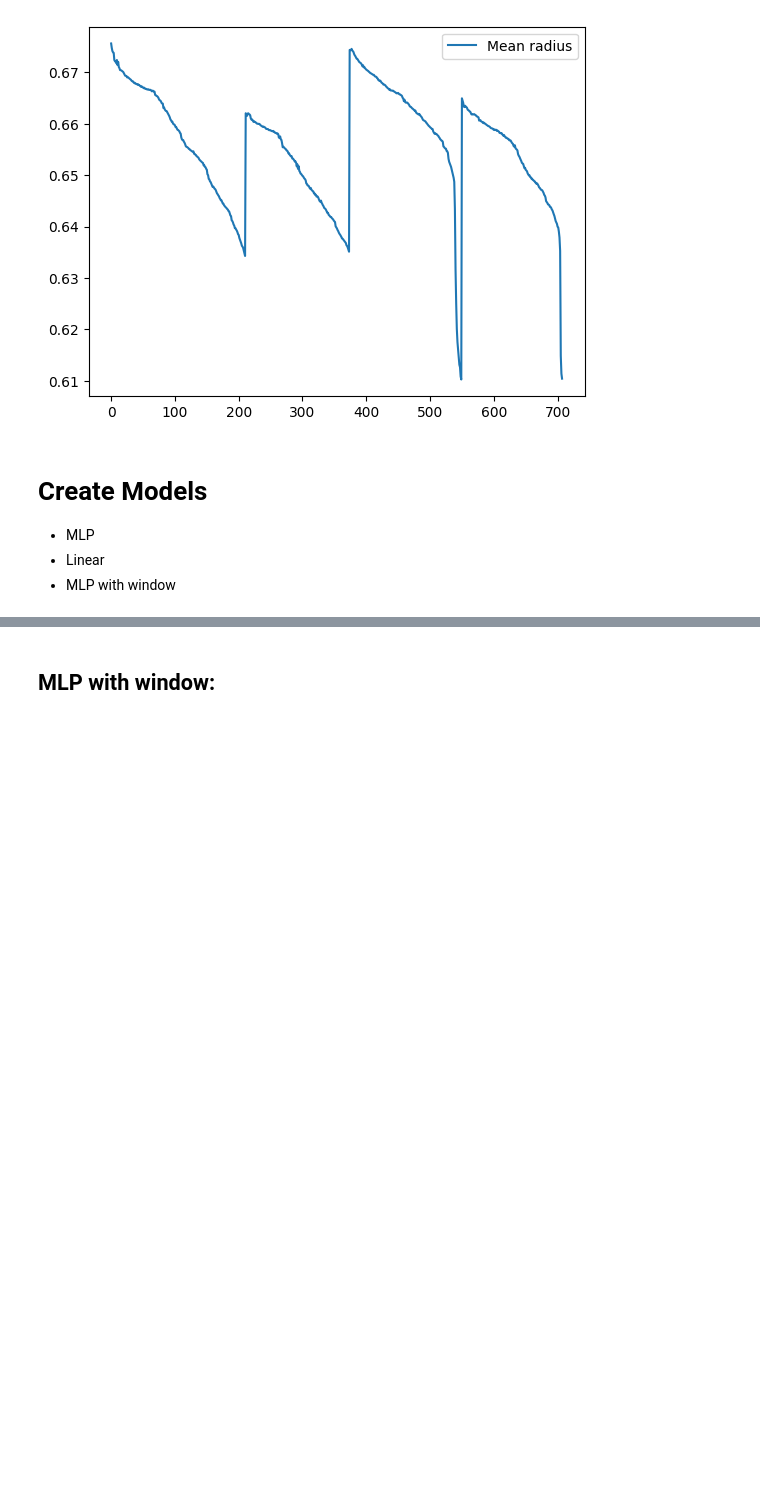
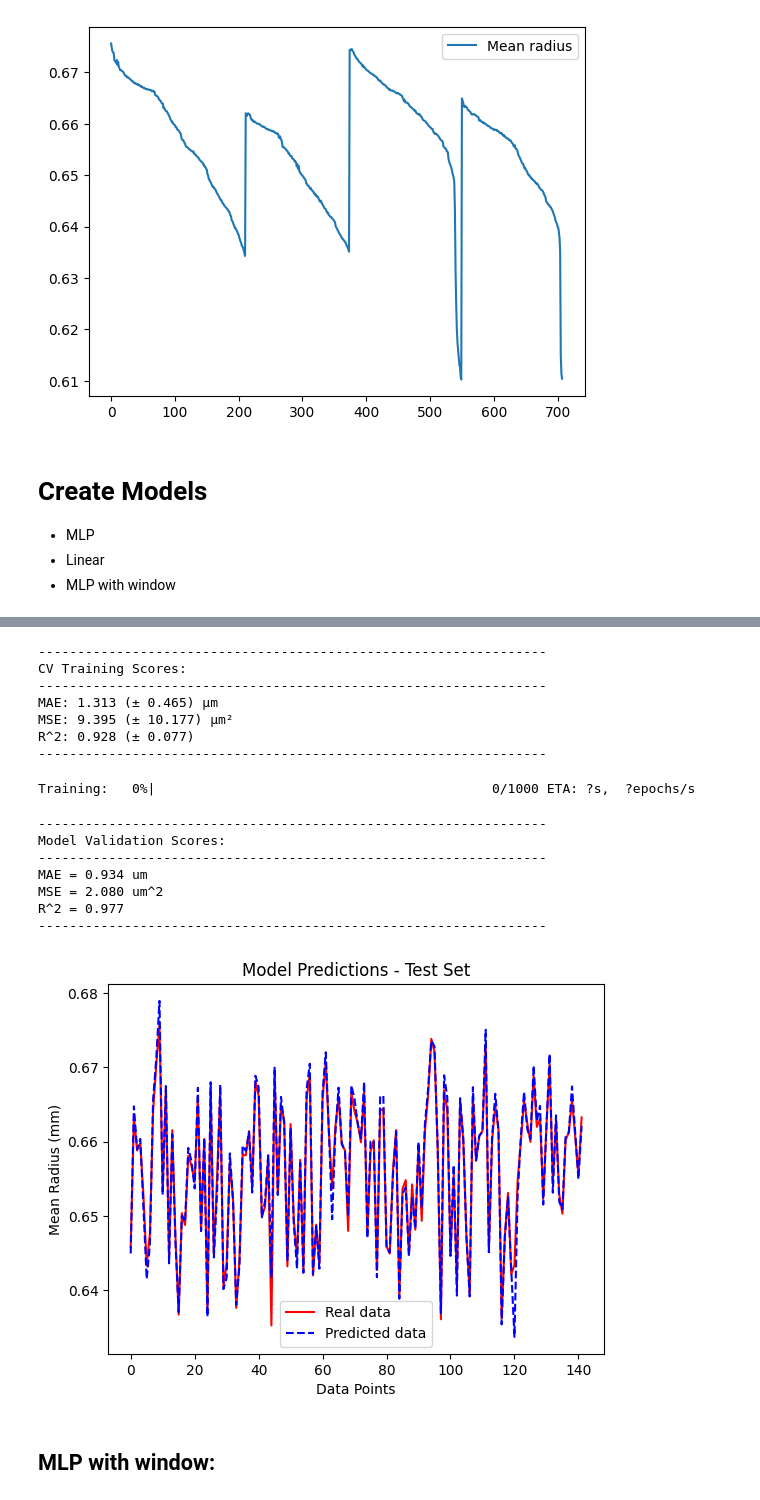
Before and after one commit to TomJessel/PhD-DCB_Grinding, a Jupyter notebook: ml_testing.ipynb, the cells around one changed output, grey strips where cells are left out. Cells and saved outputs as stored; diff of their text form; code cells hidden in the pictures; blank space fills up the shorter version.

```diff
--- a/ml_testing.ipynb
+++ b/ml_testing.ipynb
@@ -75,3 +78,24 @@ mlp_win_reg = MLP_Win_Model(feature_df=main_df,
+# %%
+mlp_reg.cv(n_splits=10, n_repeats=10, random_state=15)
+mlp_reg.fit(validation_split=0.1, verbose=0)
+mlp_reg.score(plot_fig=True);
+# %% [output]
+-----------------------------------------------------------------
+CV Training Scores:
+-----------------------------------------------------------------
+MAE: 1.313 (± 0.465) µm
+MSE: 9.395 (± 10.177) µm²
+R^2: 0.928 (± 0.077)
+-----------------------------------------------------------------
+Training:   0%|                                           0/1000 ETA: ?s,  ?epochs/s
+-----------------------------------------------------------------
+Model Validation Scores:
+-----------------------------------------------------------------
+MAE = 0.934 um
+MSE = 2.080 um^2
+R^2 = 0.977
+-----------------------------------------------------------------
+[figure, added]
 # %% [markdown]
 ## MLP with window:
 # %%
```
Also changed, not shown: parts of 10 cells of this notebook, 1 other file.
